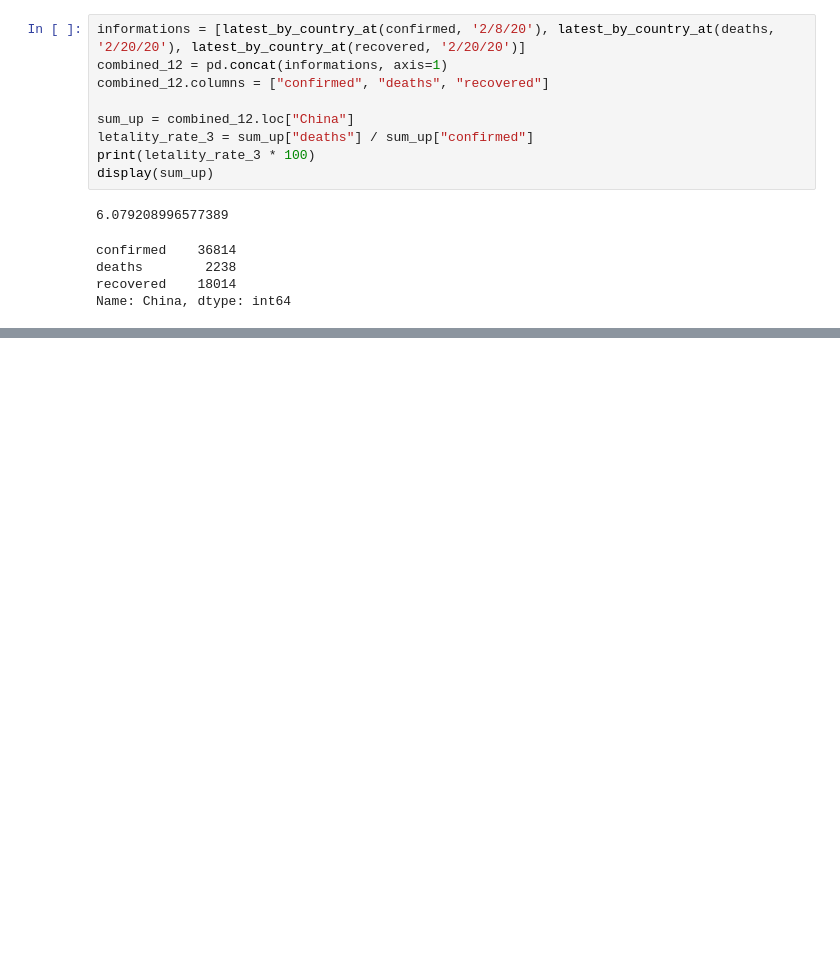
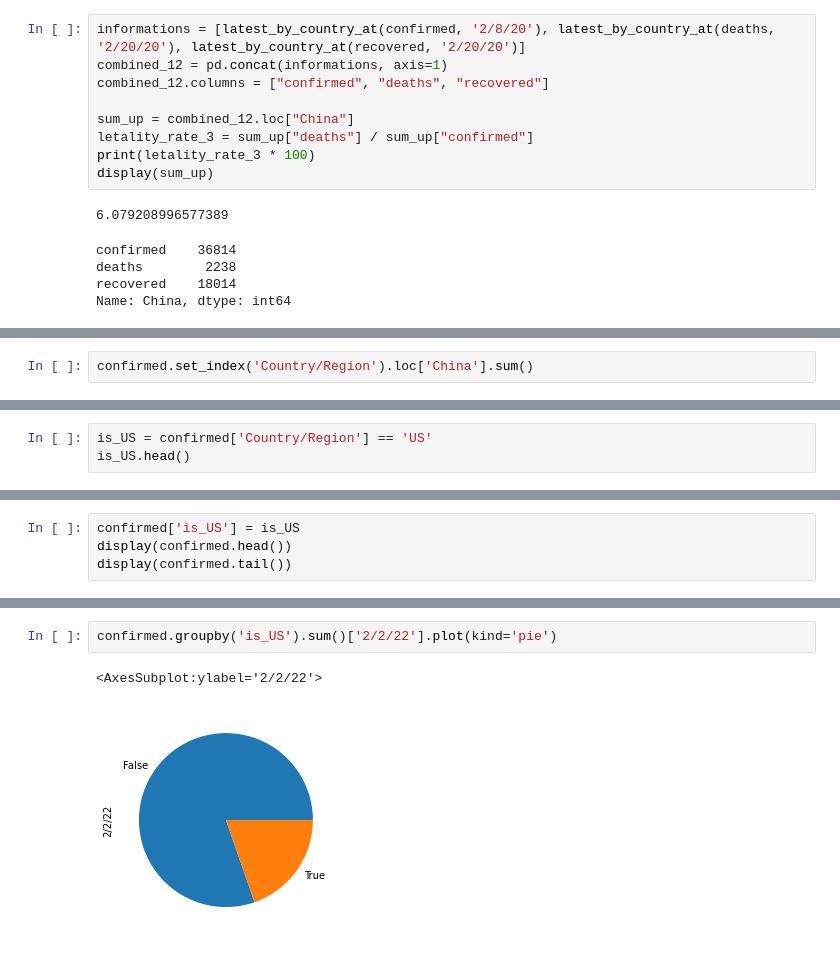
Before and after one commit to Julio-Cezar-Candido/Curso-Data-Science-Analises-para-saude-e-medicina, a Jupyter notebook: Aulas-Projeto.ipynb, the cells around one changed output, grey strips where cells are left out. Cells and saved outputs as stored; diff of their text form; blank space fills up the shorter version.

```diff
--- a/Aulas-Projeto.ipynb
+++ b/Aulas-Projeto.ipynb
@@ -368,0 +392,2 @@ Name: China, dtype: int64
+# %%
+confirmed.set_index('Country/Region').loc['China'].sum()
@@ -368,0 +407,3 @@ Name: China, dtype: int64
+# %%
+is_US = confirmed['Country/Region'] == 'US'
+is_US.head()
@@ -368,0 +417,4 @@ Name: China, dtype: int64
+# %%
+confirmed['is_US'] = is_US
+display(confirmed.head())
+display(confirmed.tail())
@@ -368,0 +450,5 @@ Name: China, dtype: int64
+# %%
+confirmed.groupby('is_US').sum()['2/2/22'].plot(kind='pie')
+# %% [output]
+<AxesSubplot:ylabel='2/2/22'>
+[figure, added]
```
Also changed, not shown: parts of 44 cells of this notebook.
